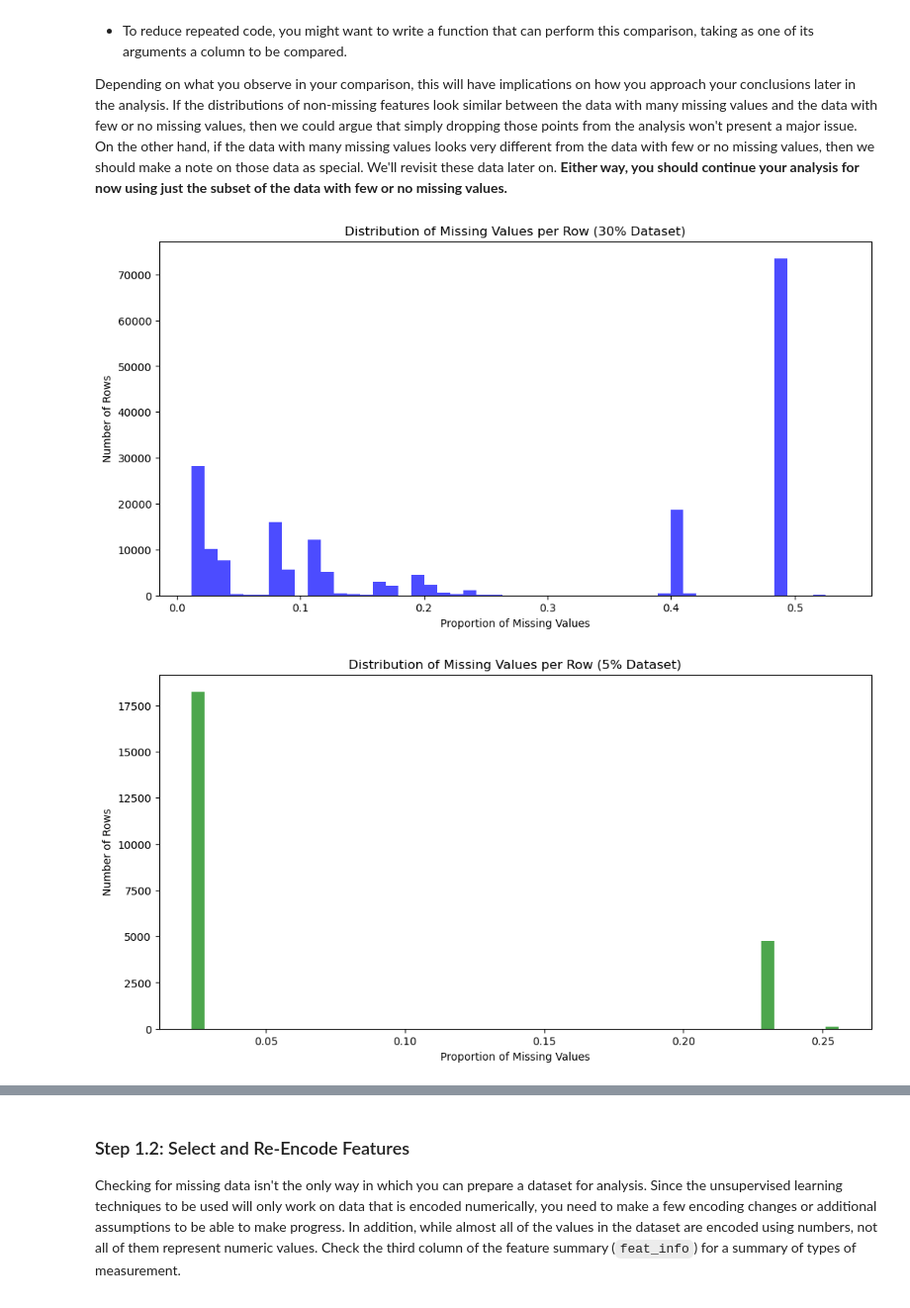
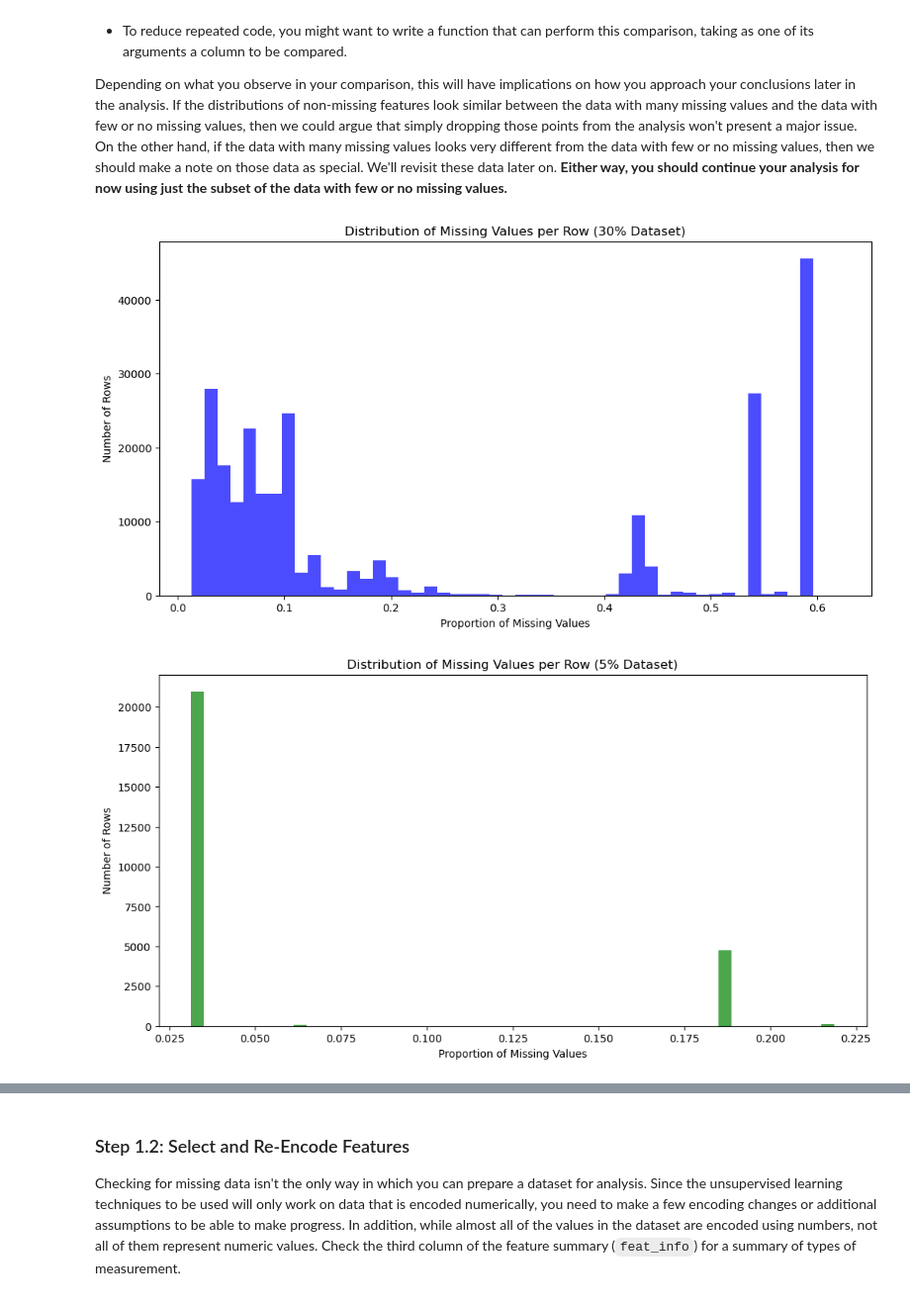
Before and after one commit to tfrum/frum-portfolio, a Jupyter notebook: assignments/ml-projects-udacity/unsupervised/Identify_Customer_Segments.ipynb, the cells around one changed output, grey strips where cells are left out. Shown at 99% size. Saved outputs shown, nothing was run; the diff lists cells and outputs as text; code cells hidden in the pictures.

```diff
--- a/assignments/ml-projects-udacity/unsupervised/Identify_Customer_Segments.ipynb
+++ b/assignments/ml-projects-udacity/unsupervised/Identify_Customer_Segments.ipynb
@@ -89,15 +91,17 @@ The fourth column of the feature attributes summary (loaded in above as `feat_in
 # Yes a regular for-loop isn't exactly optimal for a dataset with n > 800,000 rows and 85 data points. I'm not concerned.
 # I wanted to demonstrate understanding of the process. You'll frequently see me ignore that """ ... """ comments exist, too.
 def convert_to_nan(df, summary_df):
-    for index, row in summary_df.iterrows():
+    for _, row in summary_df.iterrows():
         attribute = row['attribute']
         missing_values = row['missing_or_unknown']
         # Parse the string of missing values to a list of values
         if isinstance(missing_values, str):
             missing_values = missing_values.strip('[]').replace(' ', '').split(',')
-            missing_values = [val.replace('\'', '') for val in missing_values]  # Remove any quotation marks
-
-        if missing_values != ['']:
+            missing_values = [
+                int(value) if value.lstrip('-').isdigit() else value.replace('\'', '').strip()
+                for value in missing_values
+            ]
+        if missing_values != [''] and attribute in df.columns:
             df[attribute] = df[attribute].replace(missing_values, np.nan)
     return df
 
@@ -127,6 +138,6 @@ print(f"Columns with more than 30% missing values: {high_missing_columns}")
 
 general_population_data_cleaned = general_population_data_cleaned.drop(columns=high_missing_columns)
 
-# Dropping more severe outliers
-general_population_data_cleaned.to_csv('Udacity_AZDIAS_Subset_Cleaned_30%_Missing.csv', sep=';', index=False)
+# Save this for later use
+data_30pct = general_population_data_cleaned
 # %% [output]
@@ -205,35 +215,33 @@ In order to know what to do with the outlier rows, we should see if the distribu
 Depending on what you observe in your comparison, this will have implications on how you approach your conclusions later in the analysis. If the distributions of non-missing features look similar between the data with many missing values and the data with few or no missing values, then we could argue that simply dropping those points from the analysis won't present a major issue. On the other hand, if the data with many missing values looks very different from the data with few or no missing values, then we should make a note on those data as special. We'll revisit these data later on. **Either way, you should continue your analysis for now using just the subset of the data with few or no missing values.**
 # %%
 # How much data is missing in each row of the dataset?
-#cleaned data with no high missing values (30% threshold)
-data_30pct = pd.read_csv('Udacity_AZDIAS_Subset_Cleaned_30%_Missing.csv', delimiter=';')
 
 #I want to see the distribution of missing values better, so we'll drop rows without any null values.
 missing_data_per_row_30pct = data_30pct.isnull().sum(axis=1) / data_30pct.shape[1]
 missing_data_per_row_30pct = missing_data_per_row_30pct[missing_data_per_row_30pct > 0]
 
 plt.figure(figsize=(12, 6))
 plt.hist(missing_data_per_row_30pct, bins=50, color='blue', alpha=0.7)
 plt.xlabel('Proportion of Missing Values')
 plt.ylabel('Number of Rows')
 plt.title('Distribution of Missing Values per Row (30% Dataset)')
 plt.show()
 
 # cleaned data with significant missing columns removed (5% threshold)
 data_5pct = general_population_data_final
 
 missing_data_per_row_5pct = data_5pct.isnull().sum(axis=1) / data_5pct.shape[1]
 missing_data_per_row_5pct = missing_data_per_row_5pct[missing_data_per_row_5pct > 0]
 
 plt.figure(figsize=(12, 6))
 plt.hist(missing_data_per_row_5pct, bins=50, color='green', alpha=0.7)
 plt.xlabel('Proportion of Missing Values')
 plt.ylabel('Number of Rows')
 plt.title('Distribution of Missing Values per Row (5% Dataset)')
 plt.show()
 # %% [output]
-[figure, old version]
+[figure, new version]
-[figure, old version]
+[figure, new version]
 # %%
 # Write code to divide the data into two subsets based on the number of missing
 # values in each row.
```
Also changed, not shown: parts of 32 cells of this notebook, 3 other files.
